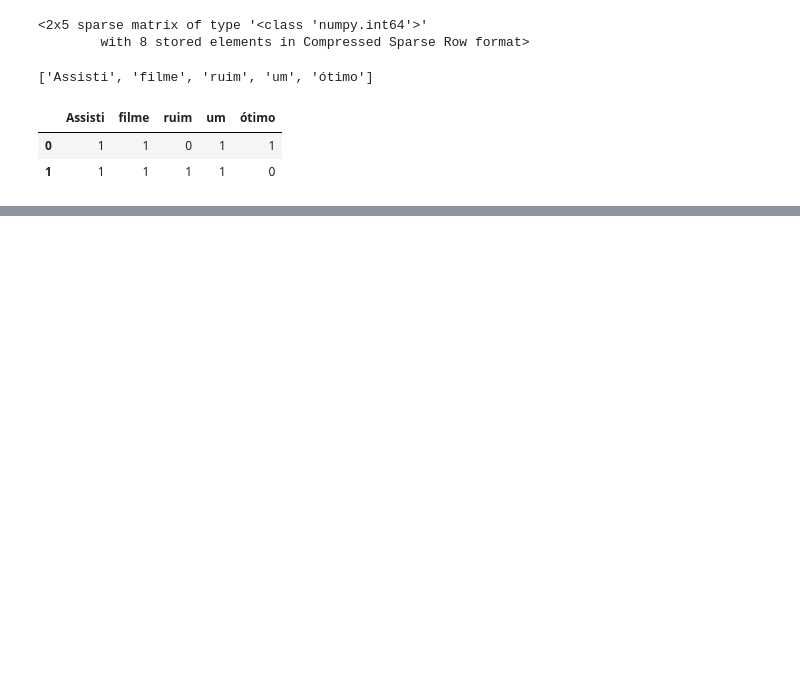
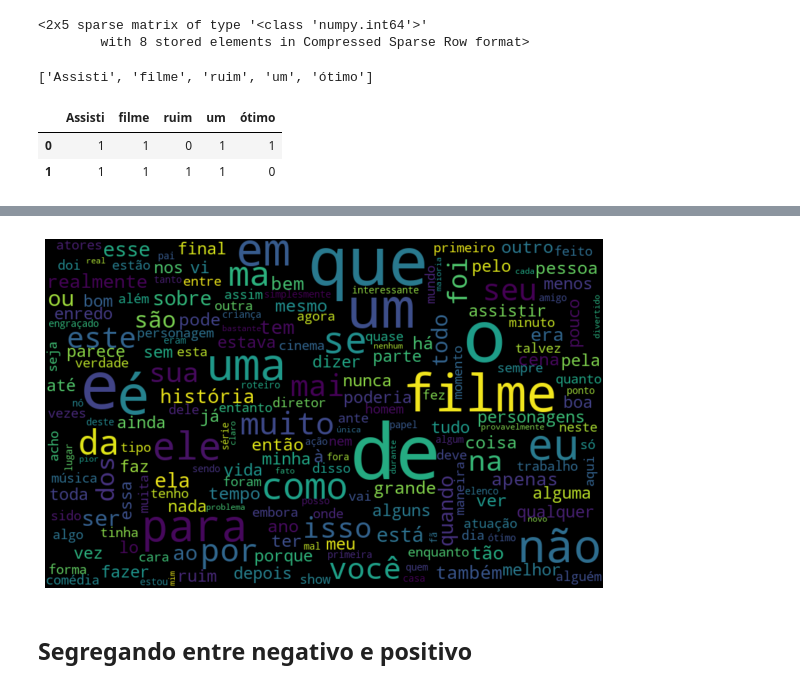
Before and after one commit to MichaelHenriqueJacinto/Linguagem-Natural-p1, a Jupyter notebook: LNP1.ipynb, the cells around one changed output, grey strips where cells are left out. Cells and saved outputs as stored; diff of their text form; code cells hidden in the pictures; blank space fills up the shorter version.

```diff
--- a/LNP1.ipynb
+++ b/LNP1.ipynb
@@ -113,0 +213,12 @@ matriz_esparsa
+# %%
+nuvem_palavras = WordCloud(width = 800, height = 500,
+max_font_size = 110, collocations = False).generate(todas_palavras) #collocations = Coloca as palavras com maior números em destaques
+
+plt.figure(figsize = (10, 7))
+plt.imshow(nuvem_palavras, interpolation = 'bilinear')
+plt.axis("off")
+plt.show()
+# %% [output]
+[figure, added]
+# %% [markdown]
+## Segregando entre negativo e positivo
```
Also changed, not shown: parts of 46 cells of this notebook.
